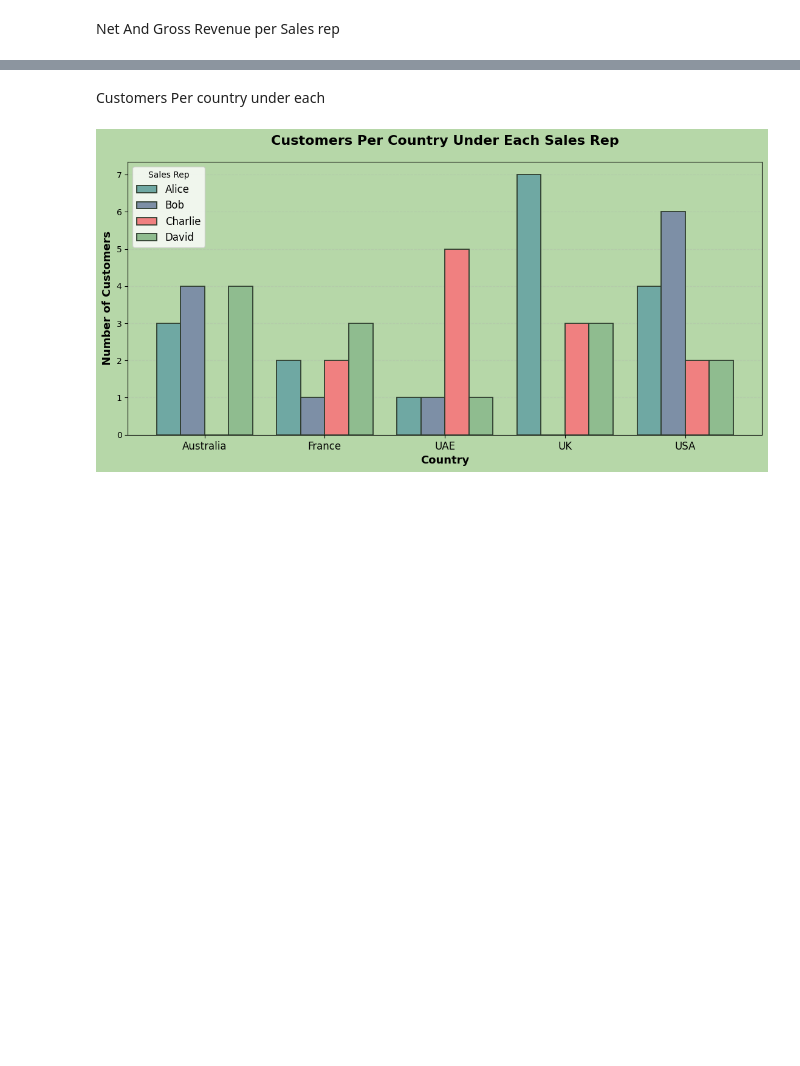
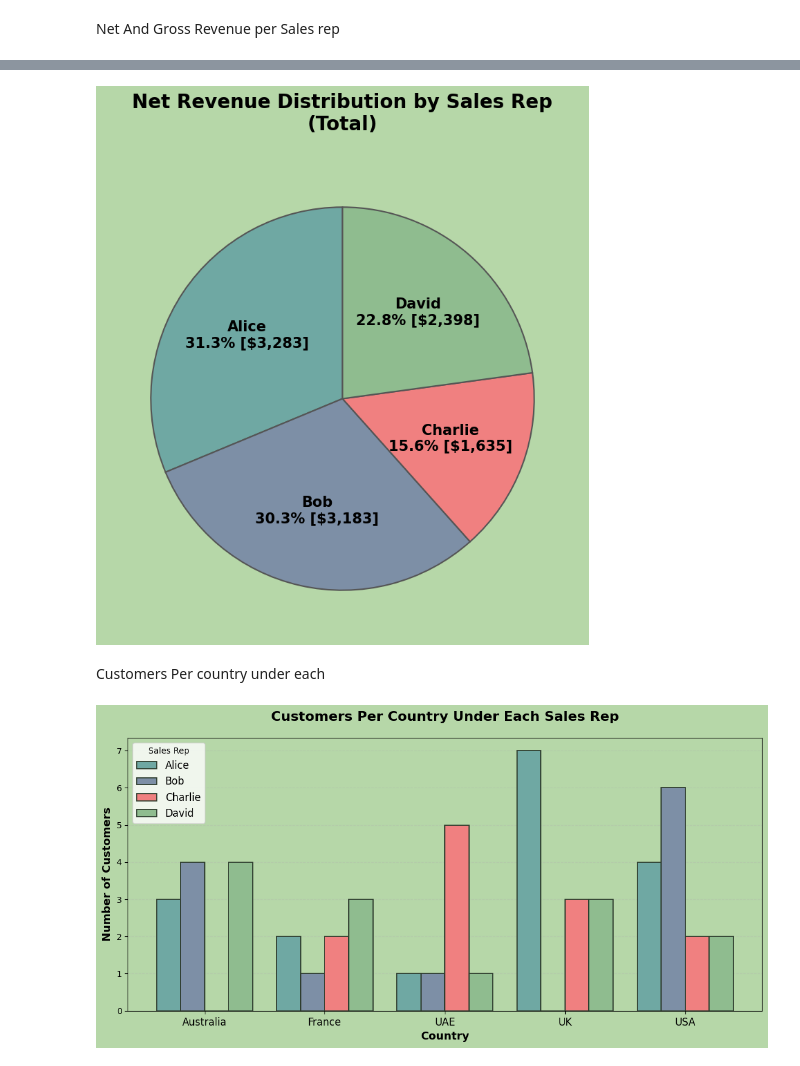
Before and after one commit to yashbhatt4133/vizathon-2026, a Jupyter notebook: Tailwind_Traders_analysis.ipynb, the cells around one changed output, grey strips where cells are left out. Cells and saved outputs as stored; diff of their text form; code cells hidden in the pictures; blank space fills up the shorter version.

```diff
--- a/Tailwind_Traders_analysis.ipynb
+++ b/Tailwind_Traders_analysis.ipynb
@@ -173,6 +203,7 @@ Loyalty Points
 Name: count, dtype: int64
 # %%
 sales_rep_grouped = df.groupby('Sales Rep')[['Gross Revenue', 'Net Revenue','Total Tax','Quantity Purchased']].mean()
+sales_rep_grouped2 = df.groupby('Sales Rep')[['Gross Revenue', 'Net Revenue','Total Tax','Quantity Purchased']].sum()
 print(sales_rep_grouped)
 # %% [output]
            Gross Revenue  Net Revenue  Total Tax  Quantity Purchased
@@ -244,3 +284,50 @@ plt.show()
+# %%
+# Data
+net_revenue = sales_rep_grouped2['Net Revenue']
+sales_reps = net_revenue.index
+pie_colors = colorset[:len(sales_reps)]
+total_revenue = net_revenue.sum()
+
+# Custom autopct function to show % + revenue inside slices
+def autopct_label(pct, all_vals, rep_name):
+    val = int(round(pct/100.*sum(all_vals)))
+    return f"{rep_name}\n{pct:.1f}% [${val:,}]"
+
+# Create figure
+fig, ax = plt.subplots(figsize=(9, 9))
+
+wedges, texts, autotexts = ax.pie(
+    net_revenue.values,
+    labels=None,  # no labels outside
+    startangle=90,
+    colors=pie_colors,
+    wedgeprops={'edgecolor': '#555555', 'linewidth': 1.5},  # dark gray outline
+    autopct=lambda pct, vals=net_revenue.values: '',  # placeholder, will set manually
+    textprops={'fontsize': 12, 'weight': 'bold', 'color': 'black'}
+)
+
+# Add custom labels fully inside slices
+for i, autotext in enumerate(autotexts):
+    rep = sales_reps[i]
+    val = net_revenue.values[i]
+    pct = val / total_revenue * 100
+    autotext.set_text(f"{rep}\n{pct:.1f}% [${val:,.0f}]")
+    autotext.set_fontsize(15)
+    # autotext.set_fontweight('bold')
+    autotext.set_color('black')
+    autotext.set_horizontalalignment('center')
+    autotext.set_verticalalignment('center')
+
+# Title
+ax.set_title('Net Revenue Distribution by Sales Rep\n(Total)', fontsize=20, fontweight='bold', pad=30)
+
+# Background
+fig.patch.set_facecolor(f'#{bgcolor}')
+ax.set_facecolor(f'#{bgcolor}')
+
+plt.show()
+# %% [output]
+[figure, added]
 # %% [markdown]
 Customers Per country under each
 # %%
```
Also changed, not shown: parts of 11 cells of this notebook.
